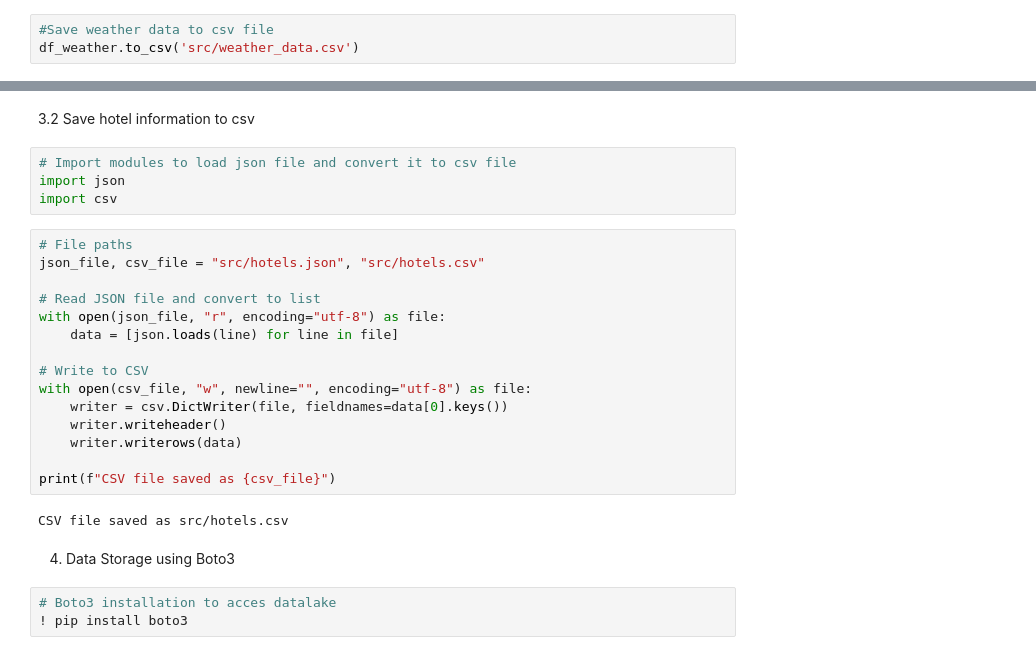
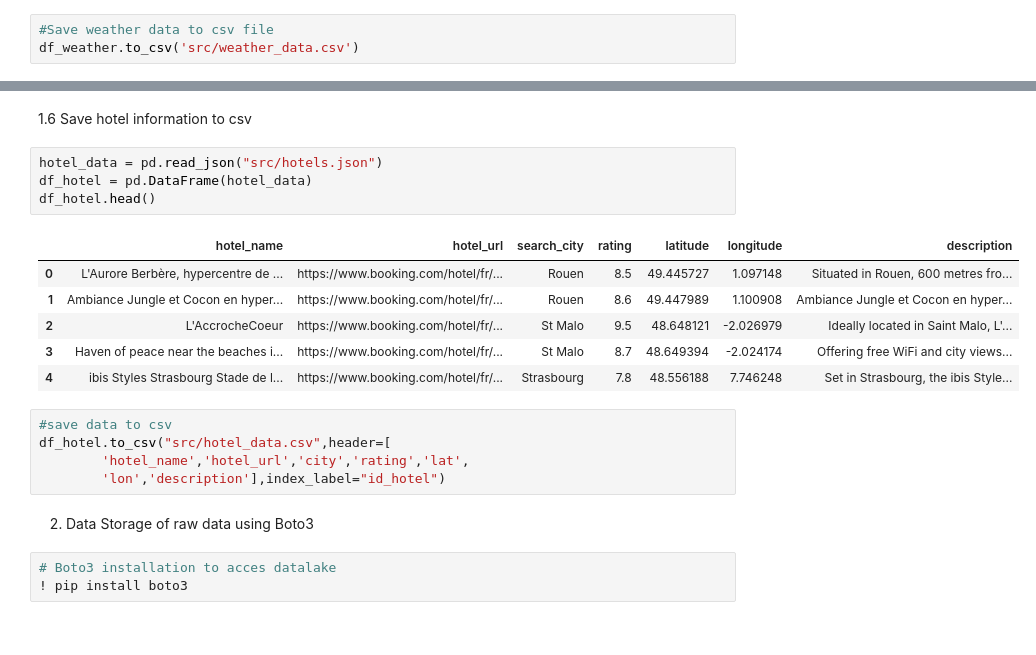
Before and after one commit to YnaPqt/data-management-kayak, a Jupyter notebook: kayak_project.ipynb, the cells around one changed output, grey strips where cells are left out. Saved outputs shown, nothing was run; the diff lists cells and outputs as text.

```diff
--- a/kayak_project.ipynb
+++ b/kayak_project.ipynb
@@ -180,28 +172,23 @@ Scrape Booking.com website to get the following information of cities in the lis
 # %% [markdown]
-3.2 Save hotel information to csv
+1.6 Save hotel information to csv
-# %%
-# Import modules to load json file and convert it to csv file
-import json
-import csv
-# %%
-# File paths
-json_file, csv_file = "src/hotels.json", "src/hotels.csv"
-
-# Read JSON file and convert to list
-with open(json_file, "r", encoding="utf-8") as file:
-    data = [json.loads(line) for line in file]
-
-# Write to CSV
-with open(csv_file, "w", newline="", encoding="utf-8") as file:
-    writer = csv.DictWriter(file, fieldnames=data[0].keys())
-    writer.writeheader()
-    writer.writerows(data)
-
-print(f"CSV file saved as {csv_file}")
-# %% [output]
-CSV file saved as src/hotels.csv
+# %%
+hotel_data = pd.read_json("src/hotels.json")
+df_hotel = pd.DataFrame(hotel_data)
+df_hotel.head()
+# %% [output]
+|  | hotel_name | hotel_url | search_city | rating | latitude | longitude | description |
+| 0 | L'Aurore Berbère, hypercentre de ... | https://www.booking.com/hotel/fr/... | Rouen | 8.5 | 49.445727 | 1.097148 | Situated in Rouen, 600 metres fro... |
+| 1 | Ambiance Jungle et Cocon en hyper... | https://www.booking.com/hotel/fr/... | Rouen | 8.6 | 49.447989 | 1.100908 | Ambiance Jungle et Cocon en hyper... |
+| 2 | L'AccrocheCoeur | https://www.booking.com/hotel/fr/... | St Malo | 9.5 | 48.648121 | -2.026979 | Ideally located in Saint Malo, L'... |
+| 3 | Haven of peace near the beaches i... | https://www.booking.com/hotel/fr/... | St Malo | 8.7 | 48.649394 | -2.024174 | Offering free WiFi and city views... |
+| 4 | ibis Styles Strasbourg Stade de l... | https://www.booking.com/hotel/fr/... | Strasbourg | 7.8 | 48.556188 | 7.746248 | Set in Strasbourg, the ibis Style... |
+# %%
+#save data to csv
+df_hotel.to_csv("src/hotel_data.csv",header=[
+        'hotel_name','hotel_url','city','rating','lat',
+        'lon','description'],index_label="id_hotel")
 # %% [markdown]
-4. Data Storage using Boto3
+2. Data Storage of raw data using Boto3
 # %%
 # Boto3 installation to acces datalake
 ! pip install boto3
```
Also changed, not shown: parts of 34 cells of this notebook, 12 other files.
